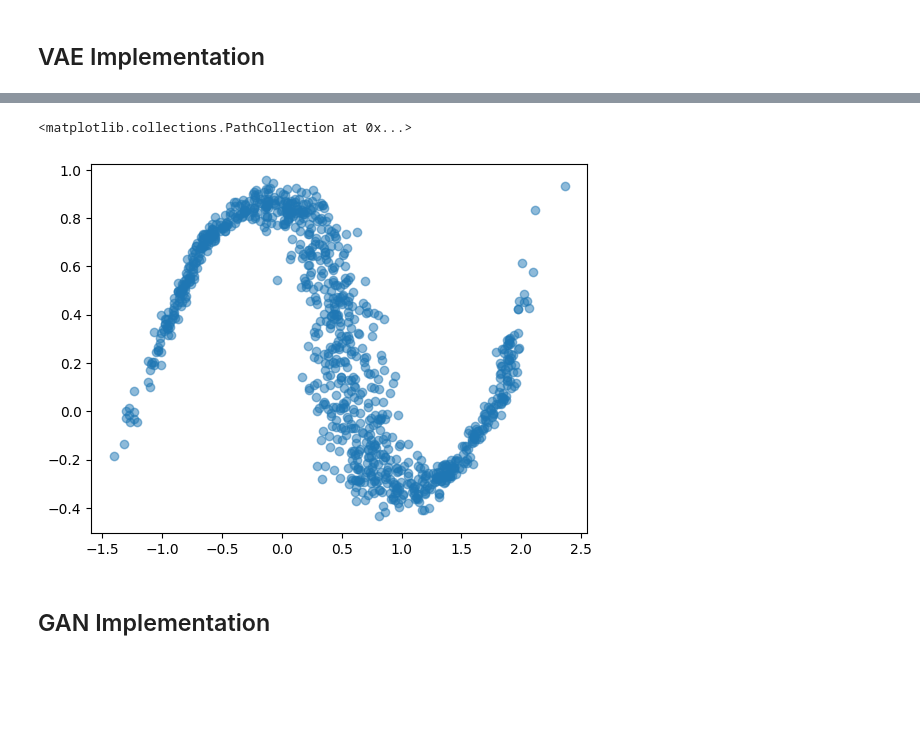
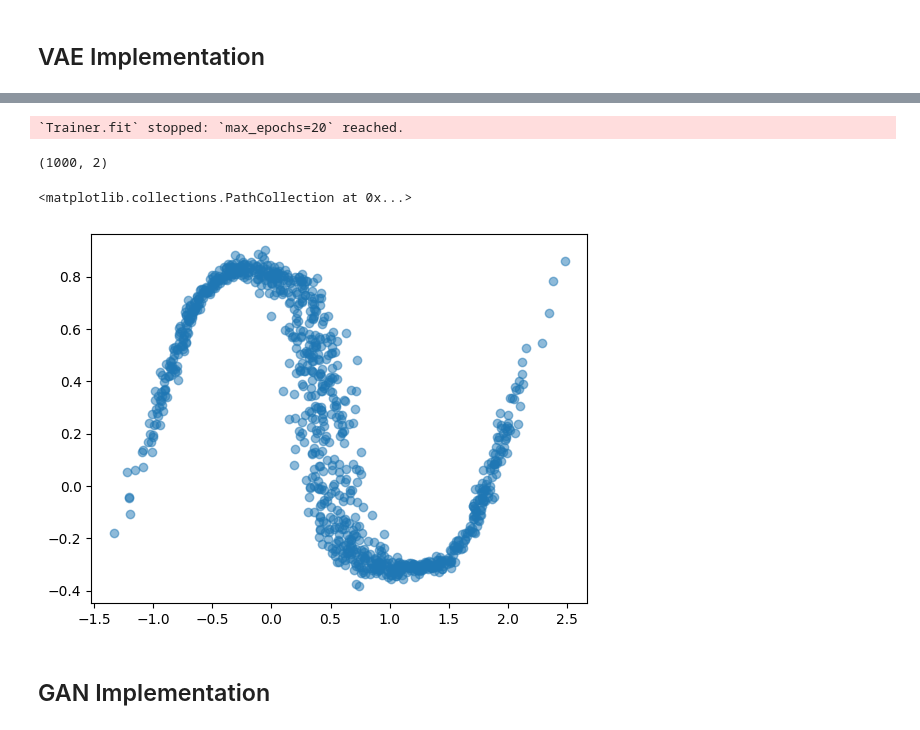
Before and after one commit to Charl-AI/ml_basics, a Jupyter notebook: generative_models/tutorial.ipynb, the cells around one changed output, grey strips where cells are left out. Cells and saved outputs as stored; diff of their text form; code cells hidden in the pictures; blank space fills up the shorter version.

Commit message:
Monte Carlo model

```diff
--- a/generative_models/tutorial.ipynb
+++ b/generative_models/tutorial.ipynb
@@ -57,14 +151,18 @@ import torch.distributions
 import torch
 import torch.optim
 from tqdm import tqdm
+from typing import Tuple
+from functorch import vmap
 
-class VAE(nn.Module):
+
+class VAE(pl.LightningModule):
     def __init__(self, input_dim: int, latent_dim: int) -> None:
         super().__init__()
         latent_shape = (latent_dim,)
         self.latent_dim = latent_dim
         self.prior = torch.distributions.MultivariateNormal(
-            loc=torch.zeros(latent_shape), covariance_matrix=torch.diag_embed(torch.ones(latent_shape))
+            loc=torch.zeros(latent_shape),
+            covariance_matrix=torch.diag_embed(torch.ones(latent_shape)),
         )
         hidden_dim = 64
         self.inference_model = nn.Sequential(
@@ -79,40 +177,51 @@ class VAE(nn.Module):
             nn.LeakyReLU(inplace=True),
             nn.Linear(in_features=hidden_dim, out_features=hidden_dim),
             nn.LeakyReLU(inplace=True),
-            nn.Linear(in_features=hidden_dim, out_features=input_dim)
+            nn.Linear(in_features=hidden_dim, out_features=input_dim),
         )
 
     def forward(self, num_samples: int) -> torch.Tensor:
-        z = self.prior.sample((num_samples, ))
+        z = self.prior.sample((num_samples,))
         x_hat = self.generative_model(z)
         return x_hat
 
-    def loss(self, x: torch.Tensor) -> torch.Tensor:
+    def elbo(
+        self, x: torch.Tensor, num_mc_samples: int = 100
+    ) -> Tuple[torch.Tensor, torch.Tensor, torch.Tensor]:
         out = self.inference_model(x)
         mu, log_var = out[:, : self.latent_dim], out[:, self.latent_dim :]
-        posterior = torch.distributions.MultivariateNormal(loc=mu, covariance_matrix=torch.diag_embed(torch.exp(.5 * log_var)))
-        z = posterior.rsample()
-        x_hat = self.generative_model(z)
+        posterior = torch.distributions.MultivariateNormal(
+            loc=mu, covariance_matrix=torch.diag_embed(torch.exp(0.5 * log_var))
+        )
+        z = posterior.rsample((num_mc_samples,))
+        x_hat = vmap(self.generative_model)(z)
         # compute loss
         kl = torch.distributions.kl_divergence(posterior, self.prior)
-        observational_posterior = torch.distributions.MultivariateNormal(loc=x, covariance_matrix= torch.diag_embed(.1 * torch.ones_like(x)))
-        likelihood = observational_posterior.log_prob(x_hat)
-        #likelihood = -torch.norm(x - x_hat, p=2, dim=-1)
+        observational_posterior = torch.distributions.MultivariateNormal(
+            loc=x, covariance_matrix=torch.diag_embed(0.1 * torch.ones_like(x))
+        ).expand(batch_shape=(num_mc_samples, x.shape[0]))
+        likelihood = torch.mean(observational_posterior.log_prob(x_hat), dim=0)
         elbo = likelihood - kl
-        return torch.mean(-elbo)
+        return elbo, likelihood, kl
+
+    def training_step(self, batch, batch_idx):
+        x, _ = batch
+        elbo, likelihood, kl = self.elbo(x)
+        likelihood = torch.mean(likelihood)
+        kl = torch.mean(kl)
+        elbo = torch.mean(elbo)
+        loss = -elbo
+        self.log_dict({"loss": loss, "elbo": elbo})
+        return loss
+
+    def configure_optimizers(self):
+        optimizer = torch.optim.Adam(params=self.parameters(), lr=1e-3)
+        return [optimizer], []
+
 
 model = VAE(2, 32)
-optimizer = torch.optim.Adam(params=model.parameters(), lr=1e-3)
-
-num_epochs = 100
-pbar = tqdm(range(num_epochs))
-for i in pbar:
-  for x, _ in train_loader:
-        optimizer.zero_grad()
-        loss = model.loss(x)
-        loss.backward()
-        optimizer.step()
-        pbar.set_description(f"loss: {loss.detach():.2f}")
+trainer = pl.Trainer(max_epochs=20)
+trainer.fit(model, train_loader)
 
 samples = model(1000).detach().numpy()
 print(samples.shape)
@@ -122,5 +244,7 @@ plt.scatter(samples[:, 0], samples[:, 1], cmap="rainbow", alpha=0.5)
-<matplotlib.collections.PathCollection at 0x...>
+`Trainer.fit` stopped: `max_epochs=20` reached.
+(1000, 2)
+<matplotlib.collections.PathCollection at 0x...>
-[figure, old version]
+[figure, new version]
 # %% [markdown]
 ## GAN Implementation
 # %%
```
Also changed, not shown: parts of 4 cells of this notebook.
